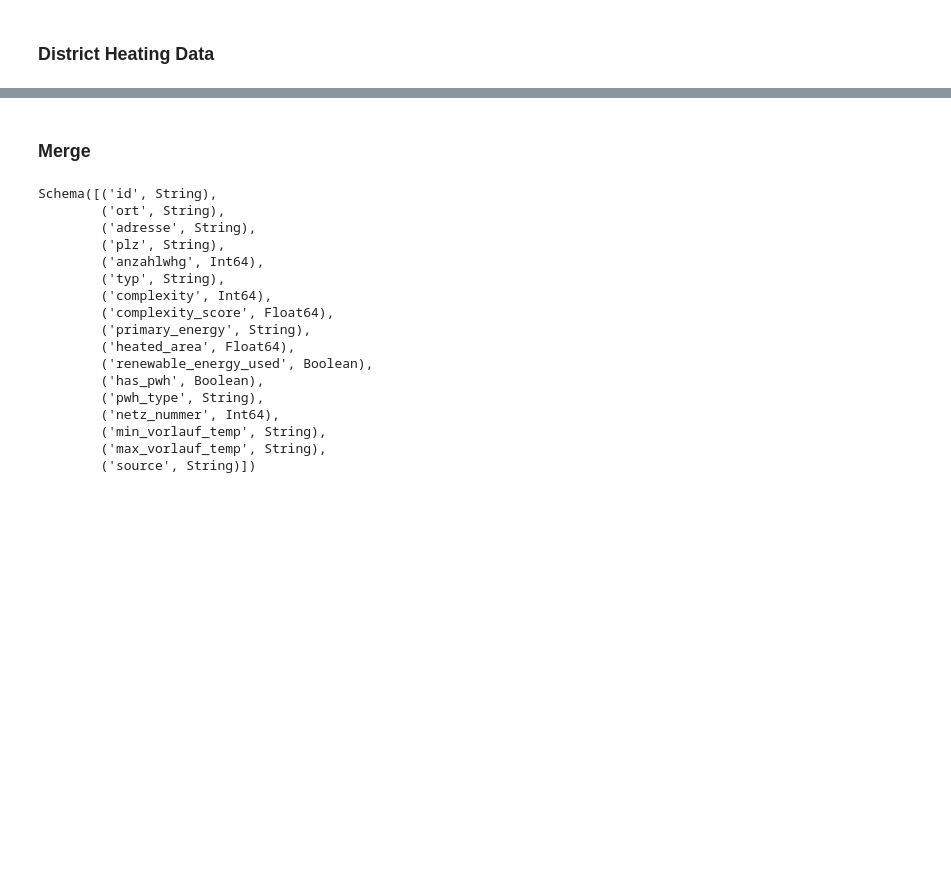
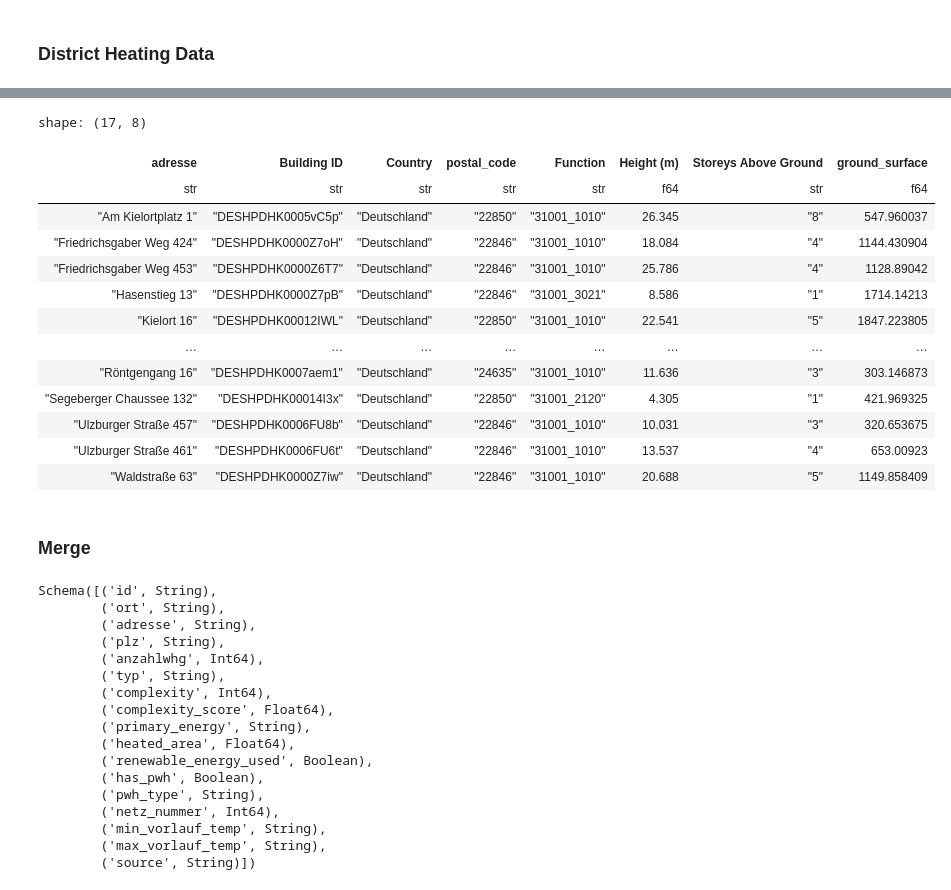
Before and after one commit to marja-w/energy-forecast-benchmark, a Jupyter notebook: notebooks/1.0-mw-features.ipynb, the cells around one changed output, grey strips where cells are left out. Cells and saved outputs as stored; diff of their text form; code cells hidden in the pictures; blank space fills up the shorter version.

```diff
--- a/notebooks/1.0-mw-features.ipynb
+++ b/notebooks/1.0-mw-features.ipynb
@@ -419,3 +423,24 @@ shape: (90, 9)
 | "a9644794-439b-401c-b879-8c0225… | "Kielort 25" | "Norderstedt" | "22850" | "Mehrfamilienhaus" | "75" | "90" | "dh" | "district heating" |
 | "561a9d67-5802-4a54-ae7d-0a7822… | "Segeberger Chaussee 104b" | "Norderstedt" | "22850" | "Mehrfamilienhaus" | "75" | "90" | "dh" | "district heating" |
 | "fb5cc271-ae15-4f24-b9d5-30782b… | "Moorbekstraße 33" | "Norderstedt" | "22846" | "Mehrfamilienhaus" | "75" | "90" | "dh" | "district heating" |
+# %%
+from src.energy_forecast.config import DATA_DIR
+
+df_buildings = pl.read_csv(DATA_DIR / "lod2" / "building_data.csv").drop_nulls().rename({"Address": "adresse"})
+dh_meta_lod = dh_meta.select(pl.col("adresse")).join(df_buildings, on="adresse", how="left").drop_nulls().unique(["adresse"]).sort(pl.col("adresse"))
+dh_meta_lod
+# %% [output]
+shape: (17, 8)
+| adresse | Building ID | Country | postal_code | Function | Height (m) | Storeys Above Ground | ground_surface |
+| str | str | str | str | str | f64 | str | f64 |
+| "Am Kielortplatz 1" | "DESHPDHK0005vC5p" | "Deutschland" | "22850" | "31001_1010" | 26.345 | "8" | 547.960037 |
+| "Friedrichsgaber Weg 424" | "DESHPDHK0000Z7oH" | "Deutschland" | "22846" | "31001_1010" | 18.084 | "4" | 1144.430904 |
+| "Friedrichsgaber Weg 453" | "DESHPDHK0000Z6T7" | "Deutschland" | "22846" | "31001_1010" | 25.786 | "4" | 1128.89042 |
+| "Hasenstieg 13" | "DESHPDHK0000Z7pB" | "Deutschland" | "22846" | "31001_3021" | 8.586 | "1" | 1714.14213 |
+| "Kielort 16" | "DESHPDHK00012IWL" | "Deutschland" | "22850" | "31001_1010" | 22.541 | "5" | 1847.223805 |
+| … | … | … | … | … | … | … | … |
+| "Röntgengang 16" | "DESHPDHK0007aem1" | "Deutschland" | "24635" | "31001_1010" | 11.636 | "3" | 303.146873 |
+| "Segeberger Chaussee 132" | "DESHPDHK00014I3x" | "Deutschland" | "22850" | "31001_2120" | 4.305 | "1" | 421.969325 |
+| "Ulzburger Straße 457" | "DESHPDHK0006FU8b" | "Deutschland" | "22846" | "31001_1010" | 10.031 | "3" | 320.653675 |
+| "Ulzburger Straße 461" | "DESHPDHK0006FU6t" | "Deutschland" | "22846" | "31001_1010" | 13.537 | "4" | 653.00923 |
+| "Waldstraße 63" | "DESHPDHK0000Z7iw" | "Deutschland" | "22846" | "31001_1010" | 20.688 | "5" | 1149.858409 |
```
Also changed, not shown: parts of 2 cells of this notebook, 5 other files.
